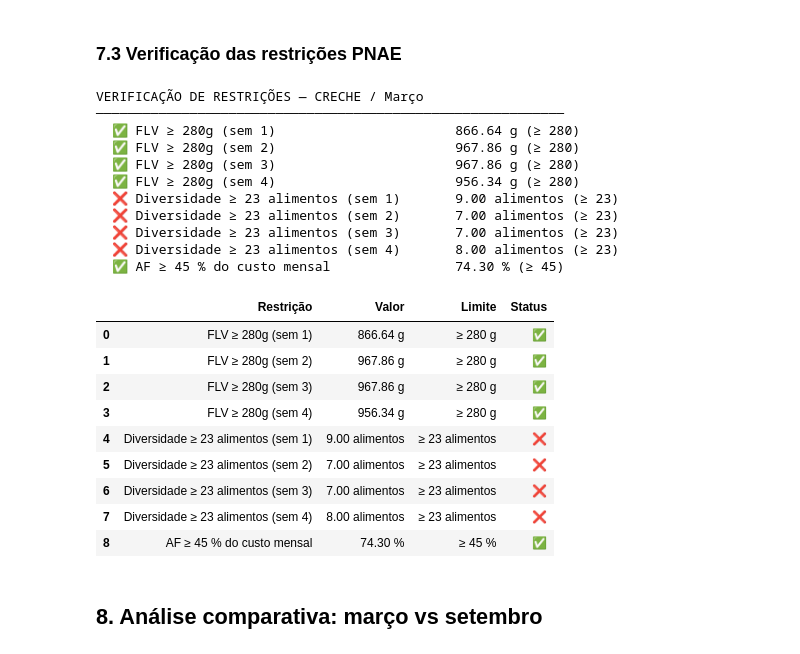
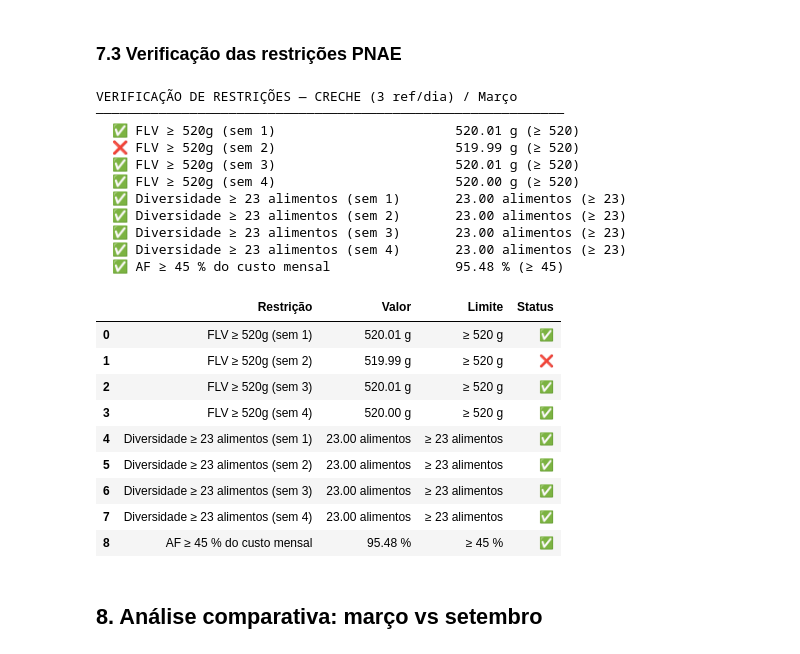
Before and after one commit to dba149/PNAE, a Jupyter notebook: otimizacao_pnae_pl.ipynb, the cells around one changed output. Saved outputs shown, nothing was run; the diff lists cells and outputs as text; code cells hidden in the pictures.

Commit message:
Alimento com classificacoes alteradas, impacta precos, regras e pl.

```diff
--- a/otimizacao_pnae_pl.ipynb
+++ b/otimizacao_pnae_pl.ipynb
@@ -593,8 +630,10 @@ Instâncias com meta AF ≥ 45 %: 1 / 1 (100.0 %)
 ## 7. Inspeção de cardápio — grupo e mês específicos <a id='7-inspecao'></a>
 # %%
 # ── Selecionar instância para inspeção ───────────────────────────
-GRUPO_INSP = 'CRECHE'   # altere
-MES_INSP   = 3             # março
+GRUPO_INSP          = 'CRECHE'   # altere
+NUM_REFEICOES_INSP  = 3          # CORREÇÃO (set/2026): necessário para montar_perfil()
+                                  # na Seção 7.3 — ver combinações disponíveis na Seção 4.
+MES_INSP            = 3             # março
 
 path_card = os.path.join(output_folder, f'cardapio_{GRUPO_INSP}_{MES_INSP:02d}.csv')
 if os.path.exists(path_card):
@@ -698,9 +737,9 @@ plt.show()
 ### 7.3 Verificação das restrições PNAE
 # %%
 # ── Verificar automaticamente as restrições regulatórias ──────────
-perfil_insp = montar_perfil(GRUPO_INSP, df_params, restricoes)
+perfil_insp = montar_perfil(GRUPO_INSP, NUM_REFEICOES_INSP, df_params, restricoes)
 
-print(f"VERIFICAÇÃO DE RESTRIÇÕES — {GRUPO_INSP} / {NOMES_MESES.get(MES_INSP,'')}")
+print(f"VERIFICAÇÃO DE RESTRIÇÕES — {GRUPO_INSP} ({NUM_REFEICOES_INSP} ref/dia) / {NOMES_MESES.get(MES_INSP,'')}")
 print(f"{'─'*60}")
 
 checks = []
@@ -721,52 +760,52 @@ for s in sorted(df_card['semana'].unique()):
     flv_g  = df_s.loc[df_s.get('is_fruta', pd.Series(False, index=df_s.index)) |
                        df_s.get('is_legume', pd.Series(False, index=df_s.index)), 'qtd_g'].sum()
     chk(f'FLV ≥ {perfil_insp.flv_min_g_semana}g (sem {s})',
         flv_g >= perfil_insp.flv_min_g_semana, flv_g, perfil_insp.flv_min_g_semana, 'g')
 
 # Diversidade por semana
 for s in sorted(df_card['semana'].unique()):
     n_div = df_card[df_card['semana']==s]['alimento'].nunique()
     chk(f'Diversidade ≥ {perfil_insp.diversidade_min} alimentos (sem {s})',
         n_div >= perfil_insp.diversidade_min, n_div, perfil_insp.diversidade_min, 'alimentos')
 
 # AF no mês
 pct_af_card = (
     df_card.loc[df_card.get('af', pd.Series(False, index=df_card.index)).astype(bool), 'custo_r'].sum()
     / df_card['custo_r'].sum()
 ) if df_card['custo_r'].sum() > 0 else 0
 chk('AF ≥ 45 % do custo mensal', pct_af_card >= 0.45,
     pct_af_card * 100, 45, '%')
 
 # Limites mensais de grupos restritos
 for flag, label, limite in [
     ('is_fruta',   'Cárneos ≤ 2×/mês',  perfil_insp.max_carneos_mes),
 ]:
     pass  # expandir conforme flags disponíveis no df_card
 
 print()
 display(pd.DataFrame(checks))
 # %% [output]
-VERIFICAÇÃO DE RESTRIÇÕES — CRECHE / Março
+VERIFICAÇÃO DE RESTRIÇÕES — CRECHE (3 ref/dia) / Março
 ────────────────────────────────────────────────────────────
-  ✅ FLV ≥ 280g (sem 1)                       866.64 g (≥ 280)
-  ✅ FLV ≥ 280g (sem 2)                       967.86 g (≥ 280)
-  ✅ FLV ≥ 280g (sem 3)                       967.86 g (≥ 280)
-  ✅ FLV ≥ 280g (sem 4)                       956.34 g (≥ 280)
-  ❌ Diversidade ≥ 23 alimentos (sem 1)       9.00 alimentos (≥ 23)
-  ❌ Diversidade ≥ 23 alimentos (sem 2)       7.00 alimentos (≥ 23)
-  ❌ Diversidade ≥ 23 alimentos (sem 3)       7.00 alimentos (≥ 23)
-  ❌ Diversidade ≥ 23 alimentos (sem 4)       8.00 alimentos (≥ 23)
-  ✅ AF ≥ 45 % do custo mensal                74.30 % (≥ 45)
+  ✅ FLV ≥ 520g (sem 1)                       520.01 g (≥ 520)
+  ❌ FLV ≥ 520g (sem 2)                       519.99 g (≥ 520)
+  ✅ FLV ≥ 520g (sem 3)                       520.01 g (≥ 520)
+  ✅ FLV ≥ 520g (sem 4)                       520.00 g (≥ 520)
+  ✅ Diversidade ≥ 23 alimentos (sem 1)       23.00 alimentos (≥ 23)
+  ✅ Diversidade ≥ 23 alimentos (sem 2)       23.00 alimentos (≥ 23)
+  ✅ Diversidade ≥ 23 alimentos (sem 3)       23.00 alimentos (≥ 23)
+  ✅ Diversidade ≥ 23 alimentos (sem 4)       23.00 alimentos (≥ 23)
+  ✅ AF ≥ 45 % do custo mensal                95.48 % (≥ 45)
 |  | Restrição | Valor | Limite | Status |
-| 0 | FLV ≥ 280g (sem 1) | 866.64 g | ≥ 280 g | ✅ |
-| 1 | FLV ≥ 280g (sem 2) | 967.86 g | ≥ 280 g | ✅ |
-| 2 | FLV ≥ 280g (sem 3) | 967.86 g | ≥ 280 g | ✅ |
-| 3 | FLV ≥ 280g (sem 4) | 956.34 g | ≥ 280 g | ✅ |
-| 4 | Diversidade ≥ 23 alimentos (sem 1) | 9.00 alimentos | ≥ 23 alimentos | ❌ |
-| 5 | Diversidade ≥ 23 alimentos (sem 2) | 7.00 alimentos | ≥ 23 alimentos | ❌ |
-| 6 | Diversidade ≥ 23 alimentos (sem 3) | 7.00 alimentos | ≥ 23 alimentos | ❌ |
-| 7 | Diversidade ≥ 23 alimentos (sem 4) | 8.00 alimentos | ≥ 23 alimentos | ❌ |
-| 8 | AF ≥ 45 % do custo mensal | 74.30 % | ≥ 45 % | ✅ |
+| 0 | FLV ≥ 520g (sem 1) | 520.01 g | ≥ 520 g | ✅ |
+| 1 | FLV ≥ 520g (sem 2) | 519.99 g | ≥ 520 g | ❌ |
+| 2 | FLV ≥ 520g (sem 3) | 520.01 g | ≥ 520 g | ✅ |
+| 3 | FLV ≥ 520g (sem 4) | 520.00 g | ≥ 520 g | ✅ |
+| 4 | Diversidade ≥ 23 alimentos (sem 1) | 23.00 alimentos | ≥ 23 alimentos | ✅ |
+| 5 | Diversidade ≥ 23 alimentos (sem 2) | 23.00 alimentos | ≥ 23 alimentos | ✅ |
+| 6 | Diversidade ≥ 23 alimentos (sem 3) | 23.00 alimentos | ≥ 23 alimentos | ✅ |
+| 7 | Diversidade ≥ 23 alimentos (sem 4) | 23.00 alimentos | ≥ 23 alimentos | ✅ |
+| 8 | AF ≥ 45 % do custo mensal | 95.48 % | ≥ 45 % | ✅ |
 # %% [markdown]
 ## 8. Análise comparativa: março vs setembro <a id='8-sazonalidade'></a>
 # %%
```
Also changed, not shown: parts of 17 cells of this notebook, 3 other files.
